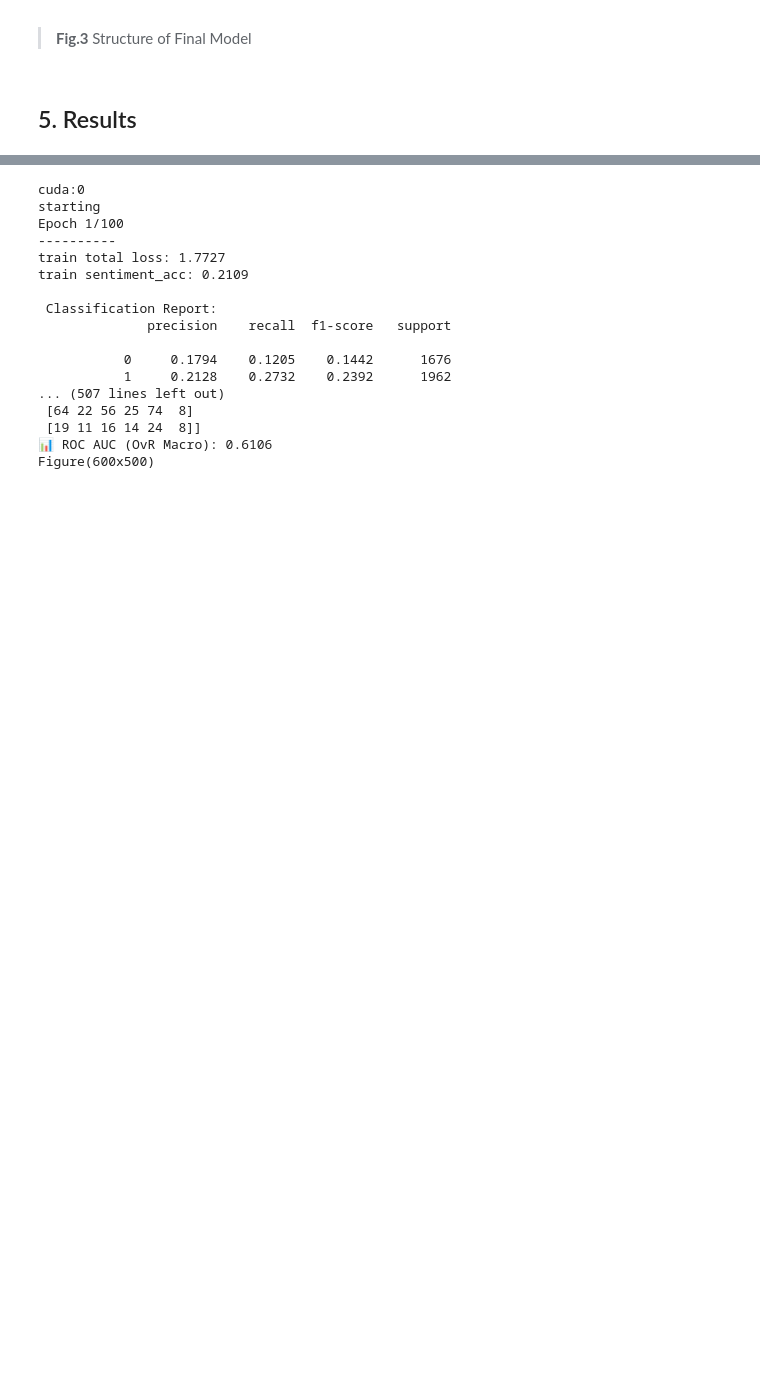
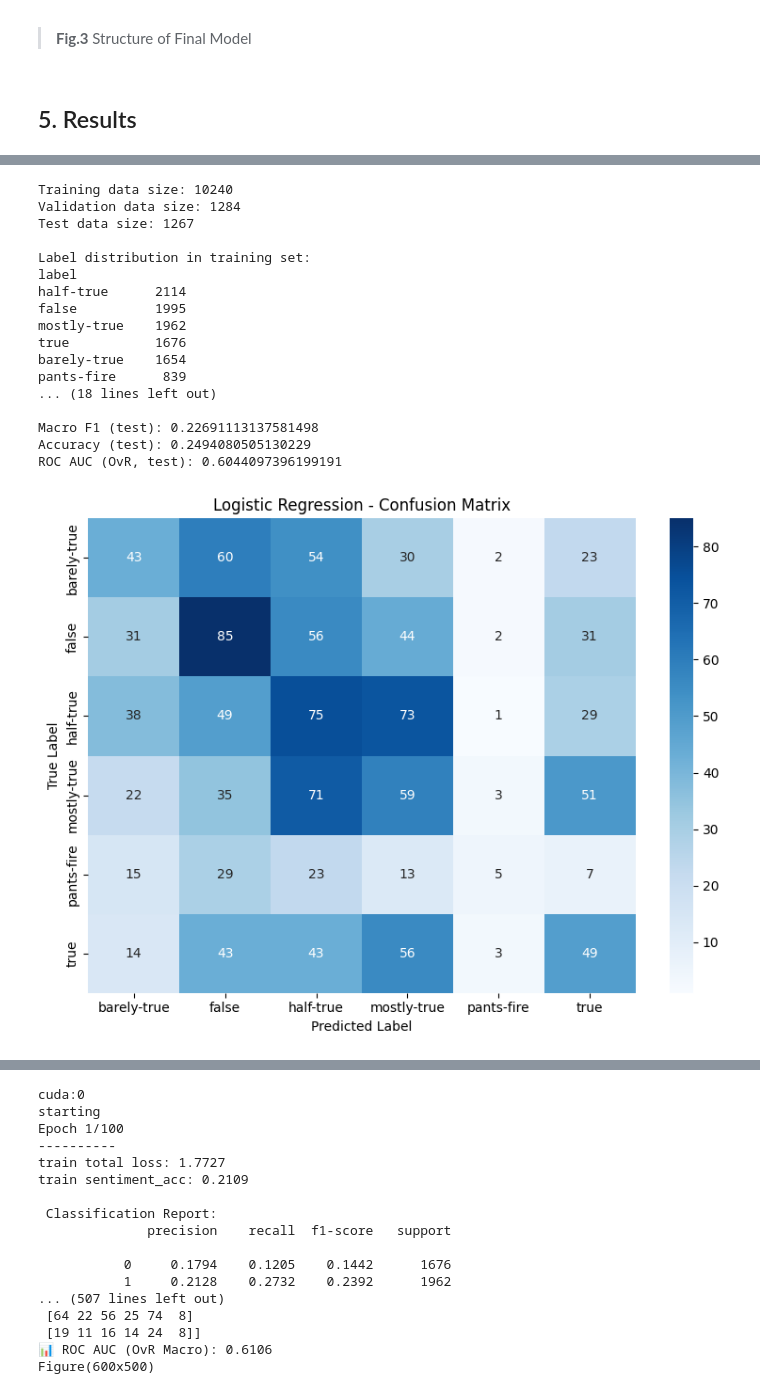
Before and after one commit to winning0804/Fake-News-Detection-with-two-Branch-BRET-Network, a Jupyter notebook: notebook.ipynb, the cells around one changed output, grey strips where cells are left out. Drawn from its saved outputs; the diff is of its cells as text; code cells hidden in the pictures; blank space fills up the shorter version.

```diff
--- a/notebook.ipynb
+++ b/notebook.ipynb
@@ -210,3 +210,67 @@ R-Drop enhances the performance of the model by ensuring that it does not rely t
 - The BERT-base model also reduces confusion between ‘half-true’ and ‘mostly-true’, misclassifying only 38 instances compared with 72 instans in Logistic Regression model.
 
 The improved minority-class recall in BERT suggests it would be more reliable in real-world settings where detecting the minority classes is critical. Therefore, pre-trained contextual embeddings clearly outperform simpler architectures. To push beyond these results, we need to enable model fine-tuning or incorporate additional feature modalities.
+# %%
+# === 1. Print Data Information ===
+print(f"Training data size: {len(train_texts)}")
+print(f"Validation data size: {len(val_texts)}")
+print(f"Test data size: {len(test_texts)}")
+
+# === 2. Print Label Distribution ===
+print("\nLabel distribution in training set:")
+print(train_df['label'].value_counts())
+
+# === 3. TF-IDF Extraction ===
+vectorizer = TfidfVectorizer(max_features=5000)
+X_train = vectorizer.fit_transform(train_texts)
+X_val = vectorizer.transform(val_texts)
+X_test = vectorizer.transform(test_texts)
+
+print("\nTF-IDF matrix shape (train):", X_train.shape)
+print("Is TF-IDF matrix sparse?", issparse(X_train))
+
+# === 4. Logistic Regression Model Training ===
+lr = LogisticRegression(max_iter=1000)
+lr.fit(X_train, train_labels)
+
+# === 5. Logistic Regression Evaluation ===
+test_preds_lr = lr.predict(X_test)
+test_probs_lr = lr.predict_proba(X_test)
+
+# Ensure test labels are correctly encoded
+test_labels_bin = label_binarize(test_labels, classes=range(len(label_encoder.classes_)))
+
+print("\n=== Logistic Regression Performance ===")
+print(classification_report(test_labels, test_preds_lr, target_names=label_encoder.classes_))
+print("Macro F1 (test):", f1_score(test_labels, test_preds_lr, average='macro'))
+print("Accuracy (test):", accuracy_score(test_labels, test_preds_lr))
+print("ROC AUC (OvR, test):", roc_auc_score(test_labels_bin, test_probs_lr, average='macro', multi_class='ovr'))
+
+# Confusion Matrix
+cm = confusion_matrix(test_labels, test_preds_lr)
+plt.figure(figsize=(8,6))
+sns.heatmap(cm, annot=True, fmt='d', cmap='Blues', xticklabels=label_encoder.classes_, yticklabels=label_encoder.classes_)
+plt.title("Logistic Regression - Confusion Matrix")
+plt.xlabel("Predicted Label")
+plt.ylabel("True Label")
+plt.tight_layout()
+plt.show()
+# %% [output]
+Training data size: 10240
+Validation data size: 1284
+Test data size: 1267
+
+Label distribution in training set:
+label
+half-true      2114
+false          1995
+mostly-true    1962
+true           1676
+barely-true    1654
+pants-fire      839
+... (18 lines left out)
+
+Macro F1 (test): 0.22691113137581498
+Accuracy (test): 0.2494080505130229
+ROC AUC (OvR, test): 0.6044097396199191
+[figure, added]
```
Also changed, not shown: parts of 2 cells of this notebook, 1 other file.
